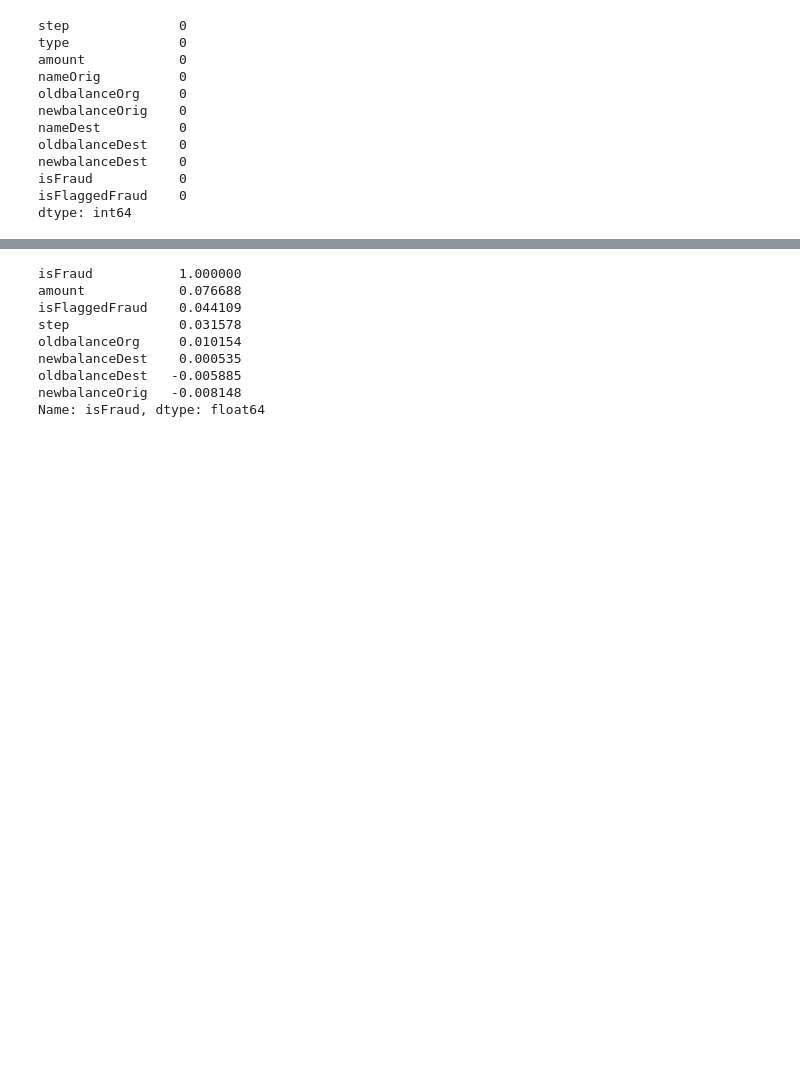
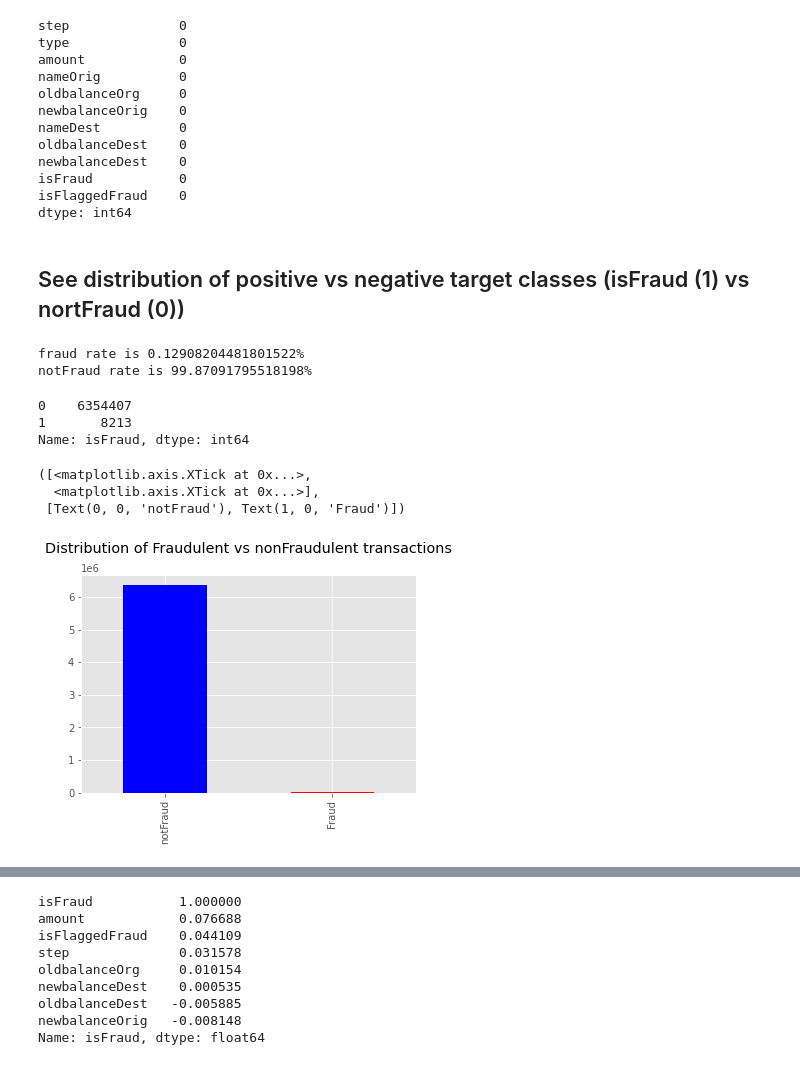
Before and after one commit to yazanattar99/creditCardFraudDetection, a Jupyter notebook: src/main.ipynb, the cells around one changed output, grey strips where cells are left out. Cells and saved outputs as stored; diff of their text form; code cells hidden in the pictures; blank space fills up the shorter version.

Commit message:
Added some plots and data preprocessing

```diff
--- a/src/main.ipynb
+++ b/src/main.ipynb
@@ -25 +29,7 @@ print(data.head())
+# %%
+from matplotlib import pyplot as plt
+import plotly.express as px
+import seaborn as sns
+from mpl_toolkits.mplot3d import Axes3D
+plt.style.use('ggplot')
 # %% [markdown]
@@ -39,3 +49,5 @@ newbalanceDest    0
 isFraud           0
 isFlaggedFraud    0
 dtype: int64
+# %% [markdown]
+## See distribution of positive vs negative target classes (isFraud (1) vs nortFraud (0))
@@ -41,0 +57,28 @@ dtype: int64
+# %%
+fraud = data[data['isFraud'] == 1]
+notFraud = data[data['isFraud'] == 0]
+
+x = len(fraud)/All
+y = len(notFraud)/All
+
+print(f"fraud rate is {x*100}%")
+print(f"notFraud rate is {y*100}%")
+# %% [output]
+fraud rate is 0.12908204481801522%
+notFraud rate is 99.87091795518198%
+# %%
+# Plotting the results above
+labels = ['notFraud', 'fraud']
+classes = pd.value_counts(data['isFraud'], sort = True)
+print(classes)
+classes.plot.bar(color = ['blue','red'],subplots=True)
+plt.title('Distribution of Fraudulent vs nonFraudulent transactions\n')
+plt.xticks(np.arange(2),('notFraud','Fraud'))
+# %% [output]
+0    6354407
+1       8213
+Name: isFraud, dtype: int64
+([<matplotlib.axis.XTick at 0x...>,
+  <matplotlib.axis.XTick at 0x...>],
+ [Text(0, 0, 'notFraud'), Text(1, 0, 'Fraud')])
+[figure, added]
```
Also changed, not shown: parts of 11 cells of this notebook.
